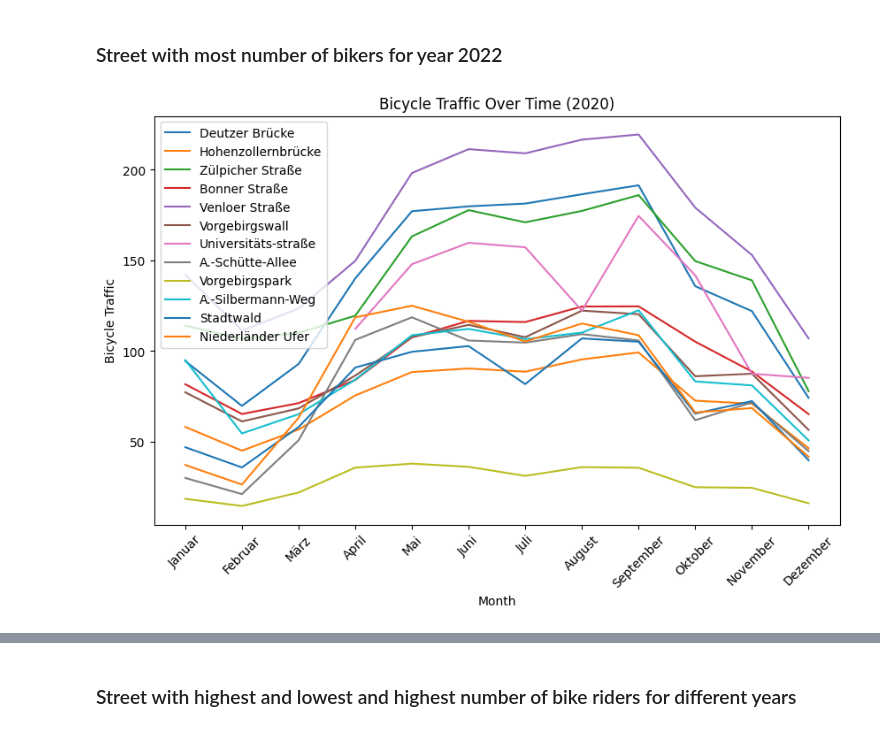
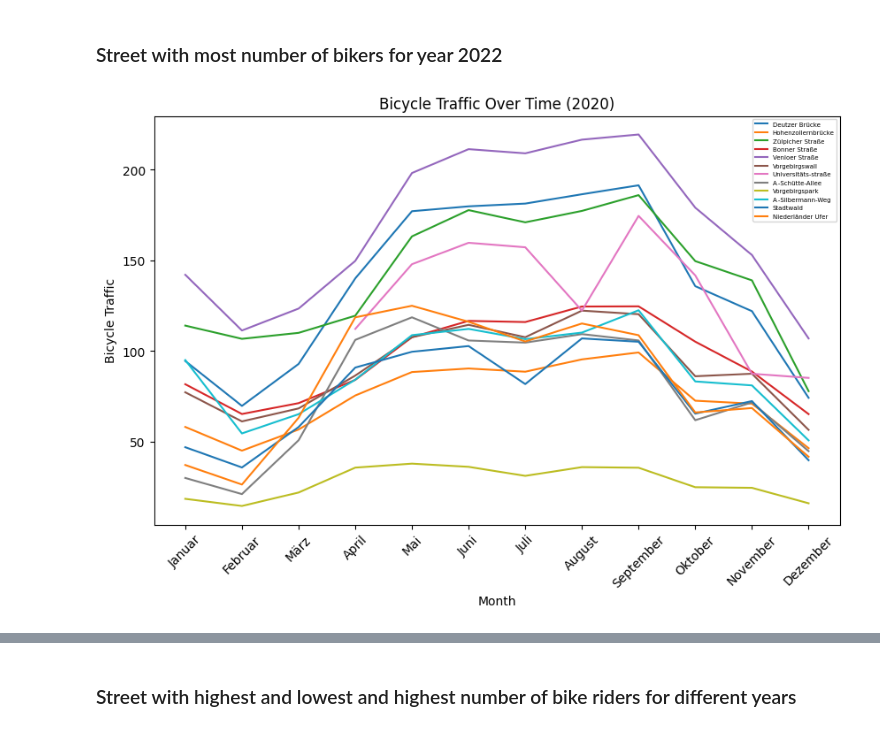
Before and after one commit to rohitpotdukhe01/2023-amse-yx49uxym, a Jupyter notebook: exploration.ipynb, the cells around one changed output, grey strips where cells are left out. Drawn from its saved outputs; the diff is of its cells as text; code cells hidden in the pictures.

```diff
--- a/exploration.ipynb
+++ b/exploration.ipynb
@@ -127,30 +127,30 @@ df_bike_2022.describe()
 # %%
 #Street with most number of bikers for year 2020
 
 import numpy as np
 import matplotlib.pyplot as plt
 
 plt.figure(figsize=(10, 6))
 plt.plot(df_bike_2020['Month'], np.where(df_bike_2020['Deutzer Brücke'].values != 0, df_bike_2020['Deutzer Brücke'], np.nan), label='Deutzer Brücke')
 plt.plot(df_bike_2020['Month'], np.where(df_bike_2020['Hohenzollernbrücke'].values != 0, df_bike_2020['Hohenzollernbrücke'], np.nan), label='Hohenzollernbrücke')
 plt.plot(df_bike_2020['Month'], np.where(df_bike_2020['Zülpicher Straße'].values != 0, df_bike_2020['Zülpicher Straße'], np.nan), label='Zülpicher Straße')
 plt.plot(df_bike_2020['Month'], np.where(df_bike_2020['Bonner Straße'].values != 0, df_bike_2020['Bonner Straße'], np.nan), label='Bonner Straße')
 plt.plot(df_bike_2020['Month'], np.where(df_bike_2020['Venloer Straße'].values != 0, df_bike_2020['Venloer Straße'], np.nan), label='Venloer Straße')
 plt.plot(df_bike_2020['Month'], np.where(df_bike_2020['Vorgebirgswall'].values != 0, df_bike_2020['Vorgebirgswall'], np.nan), label='Vorgebirgswall')
 plt.plot(df_bike_2020['Month'], np.where(df_bike_2020['Universitäts-straße'].values != 0, df_bike_2020['Universitäts-straße'], np.nan), label='Universitäts-straße')
 plt.plot(df_bike_2020['Month'], np.where(df_bike_2020['A.-Schütte-Allee'].values != 0, df_bike_2020['A.-Schütte-Allee'], np.nan), label='A.-Schütte-Allee')
 plt.plot(df_bike_2020['Month'], np.where(df_bike_2020['Vorgebirgspark'].values != 0, df_bike_2020['Vorgebirgspark'], np.nan), label='Vorgebirgspark')
 plt.plot(df_bike_2020['Month'], np.where(df_bike_2020['A.-Silbermann-Weg'].values != 0, df_bike_2020['A.-Silbermann-Weg'], np.nan), label='A.-Silbermann-Weg')
 plt.plot(df_bike_2020['Month'], np.where(df_bike_2020['Stadtwald'].values != 0, df_bike_2020['Stadtwald'], np.nan), label='Stadtwald')
 plt.plot(df_bike_2020['Month'], np.where(df_bike_2020['Niederländer Ufer'].values != 0, df_bike_2020['Niederländer Ufer'], np.nan), label='Niederländer Ufer')
 plt.xlabel('Month')
 plt.ylabel('Bicycle Traffic')
 plt.title('Bicycle Traffic Over Time (2020)')
-plt.legend()
+legend = plt.legend(fontsize=5)
 plt.xticks(rotation=45)
 plt.show()
 # %% [output]
-[figure, old version]
+[figure, new version]
 # %%
 #Street with most number of bikers for year 2021
 
```
Also changed, not shown: parts of 2 cells of this notebook, 2 other files.
